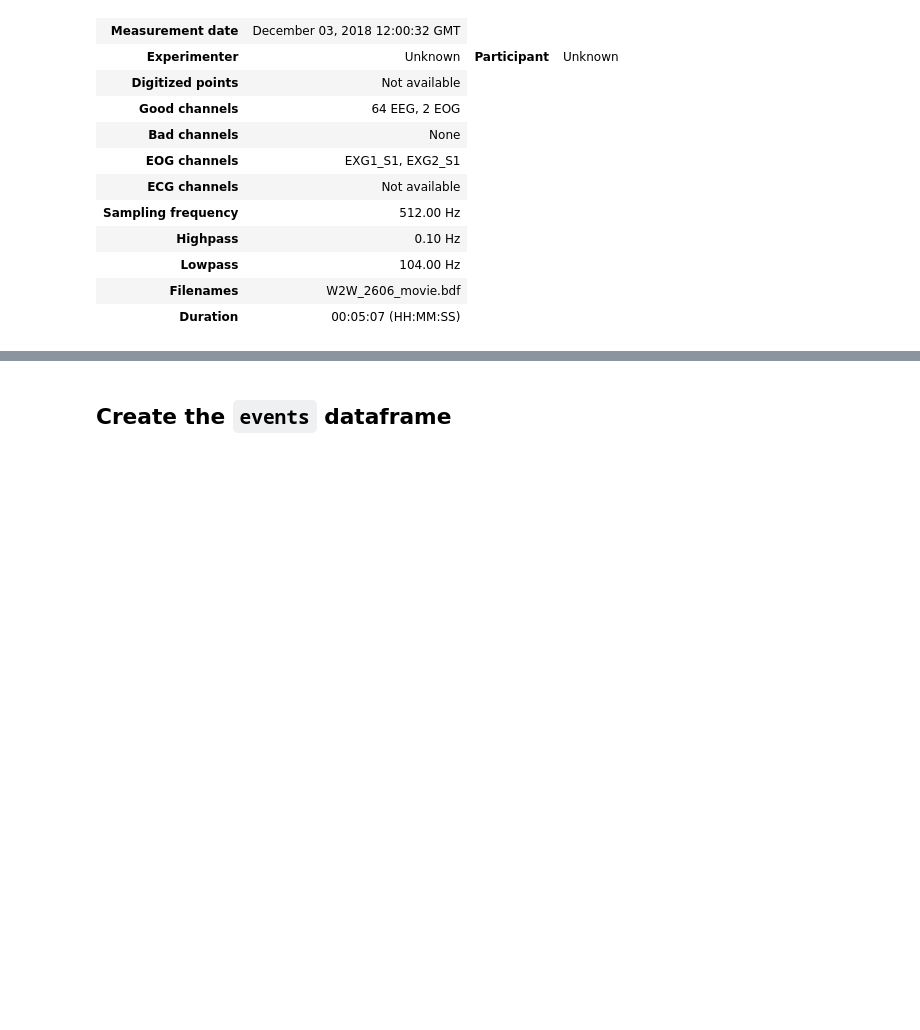
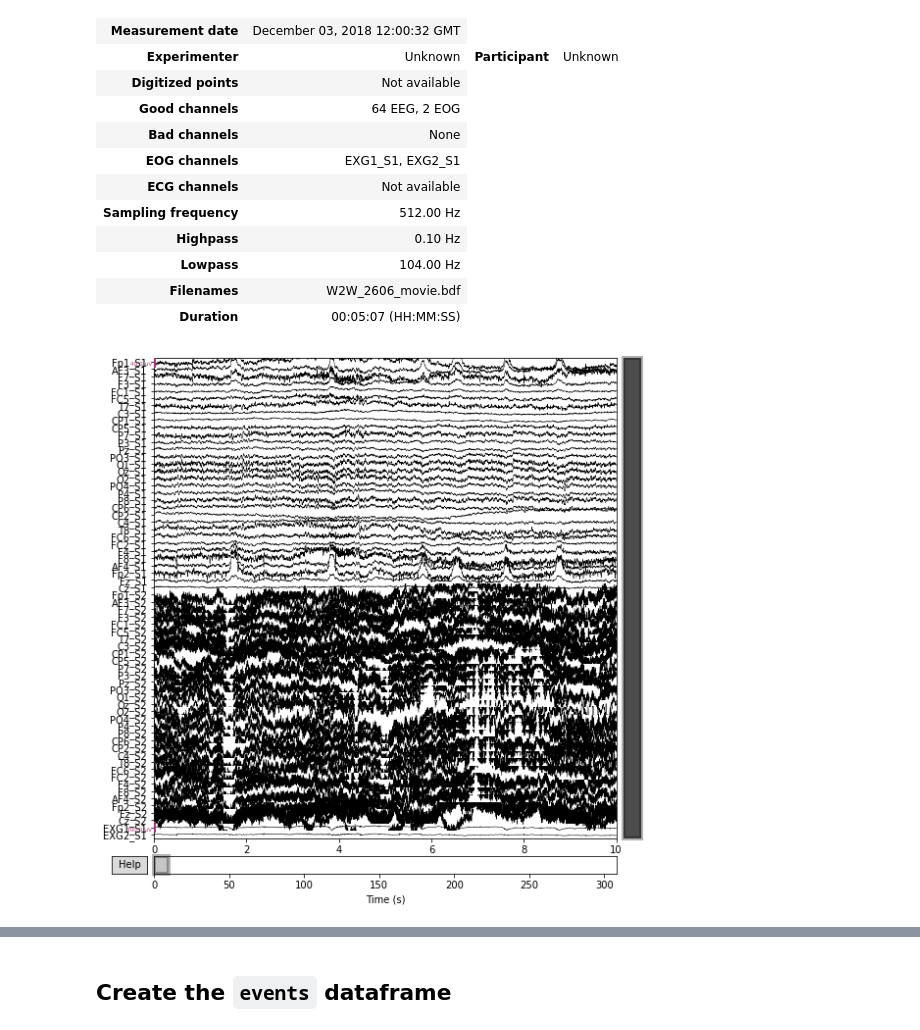
Before and after one commit to FranckPrts/Use-custom-events-in-MNE, a Jupyter notebook: W2W_Prepeocessing_pipeline.ipynb, the cells around one changed output, grey strips where cells are left out. Drawn from its saved outputs; the diff is of its cells as text; code cells hidden in the pictures; blank space fills up the shorter version.

```diff
--- a/W2W_Prepeocessing_pipeline.ipynb
+++ b/W2W_Prepeocessing_pipeline.ipynb
@@ -147,14 +150,14 @@ assert len(s1_chans_old) == len(s2_chans_old) + 2, "The channel lists have diffe
 # Remove the suffix "2" in the 2nd participant's ch_names
 # Add the suffixes for both participant's ch_names
 
-def to_Hypyp_convention(chan_list, suffix):
+def to_hypyp_convention(chan_list, suffix):
     tmp_list = list()
     for chan in range(len(chan_list)):
         tmp_list.append(chan_list[chan][2:] + suffix)
     return tmp_list
 
-s1_chans_new = to_Hypyp_convention(s1_chans_old, '_S1')
-s2_chans_new = to_Hypyp_convention(s2_chans_old, '_S2')
+s1_chans_new = to_hypyp_convention(s1_chans_old, '_S1')
+s2_chans_new = to_hypyp_convention(s2_chans_old, '_S2')
 
 
 print('s1_chans: ', s1_chans_new)
@@ -244,0 +239,6 @@ Designing a one-pass, zero-phase, non-causal highpass filter:
+# %%
+# Plot before
+raw_plot = raw.plot(show=False, start=0, n_channels=len(change_ch_names_dic_S1), remove_dc=True)
+plt.show()
+# %% [output]
+[figure, added]
```
Also changed, not shown: parts of 16 cells of this notebook, 3 other files.
